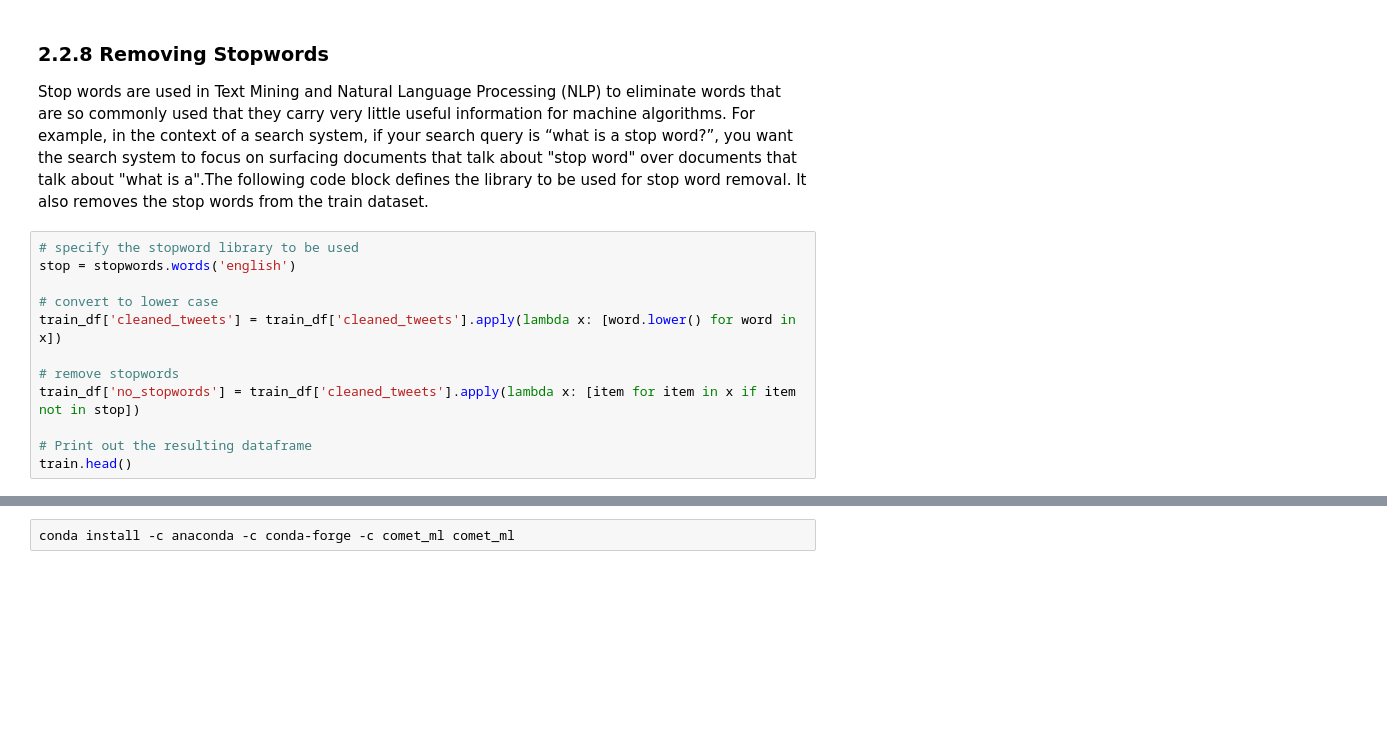
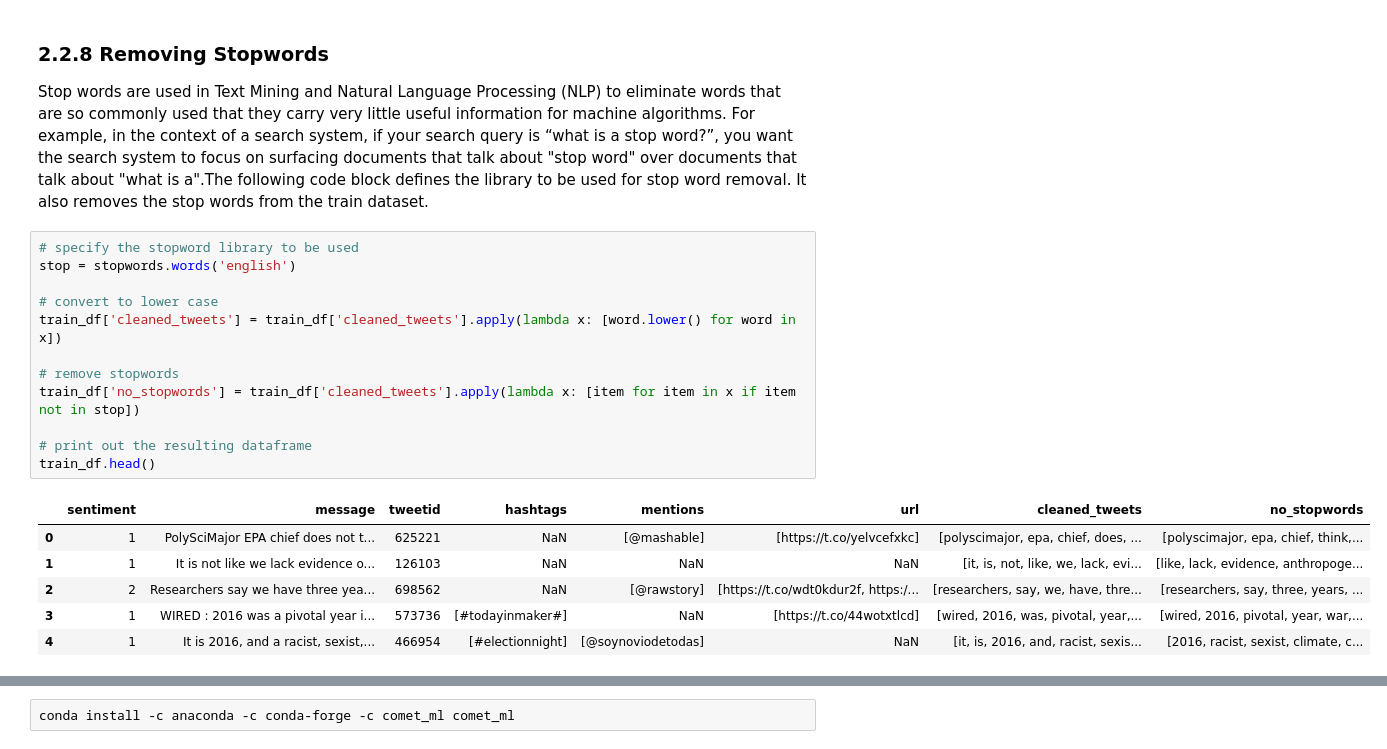
Before and after one commit to okonp07/Team-jm3-Advanced-Classification-Notebook, a Jupyter notebook: Global_warming-Climate_Change_Sentiment_Analysis_Team-jm-3_Base_Jupyter_file.ipynb, the cells around one changed output, grey strips where cells are left out. Drawn from its saved outputs; the diff is of its cells as text; blank space fills up the shorter version.

```diff
--- a/Global_warming-Climate_Change_Sentiment_Analysis_Team-jm-3_Base_Jupyter_file.ipynb
+++ b/Global_warming-Climate_Change_Sentiment_Analysis_Team-jm-3_Base_Jupyter_file.ipynb
@@ -602,12 +602,19 @@ Stop words are used in Text Mining and Natural Language Processing (NLP) to elim
 # %%
 # specify the stopword library to be used
 stop = stopwords.words('english')
 
 # convert to lower case
 train_df['cleaned_tweets'] = train_df['cleaned_tweets'].apply(lambda x: [word.lower() for word in x])
 
 # remove stopwords
 train_df['no_stopwords'] = train_df['cleaned_tweets'].apply(lambda x: [item for item in x if item not in stop])
 
-# Print out the resulting dataframe
-train.head()
+# print out the resulting dataframe
+train_df.head()
+# %% [output]
+|  | sentiment | message | tweetid | hashtags | mentions | url | cleaned_tweets | no_stopwords |
+| 0 | 1 | PolySciMajor EPA chief does not t... | 625221 | NaN | [@mashable] | [https://t.co/yelvcefxkc] | [polyscimajor, epa, chief, does, ... | [polyscimajor, epa, chief, think,... |
+| 1 | 1 | It is not like we lack evidence o... | 126103 | NaN | NaN | NaN | [it, is, not, like, we, lack, evi... | [like, lack, evidence, anthropoge... |
+| 2 | 2 | Researchers say we have three yea... | 698562 | NaN | [@rawstory] | [https://t.co/wdt0kdur2f, https:/... | [researchers, say, we, have, thre... | [researchers, say, three, years, ... |
+| 3 | 1 | WIRED : 2016 was a pivotal year i... | 573736 | [#todayinmaker#] | NaN | [https://t.co/44wotxtlcd] | [wired, 2016, was, pivotal, year,... | [wired, 2016, pivotal, year, war,... |
+| 4 | 1 | It is 2016, and a racist, sexist,... | 466954 | [#electionnight] | [@soynoviodetodas] | NaN | [it, is, 2016, and, racist, sexis... | [2016, racist, sexist, climate, c... |
```
Also changed, not shown: parts of 1 cell of this notebook.
